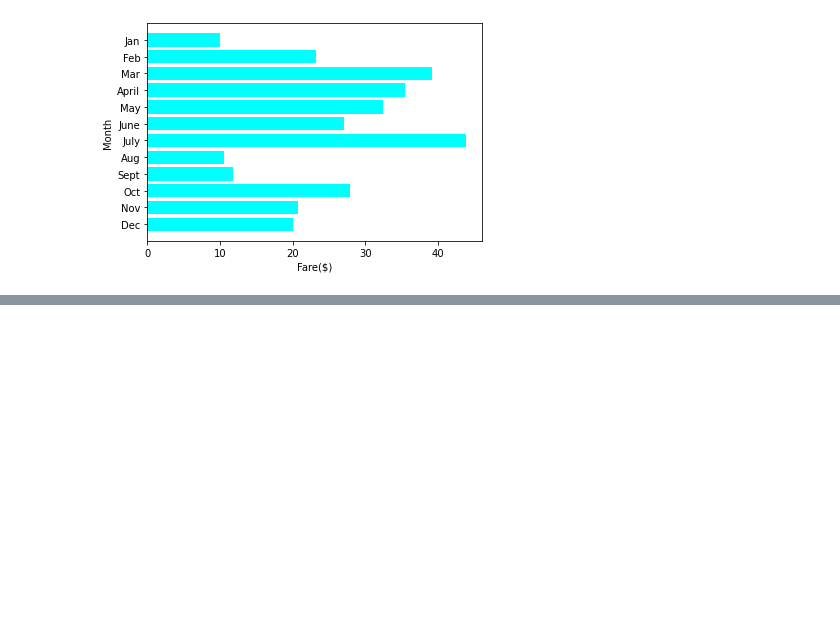
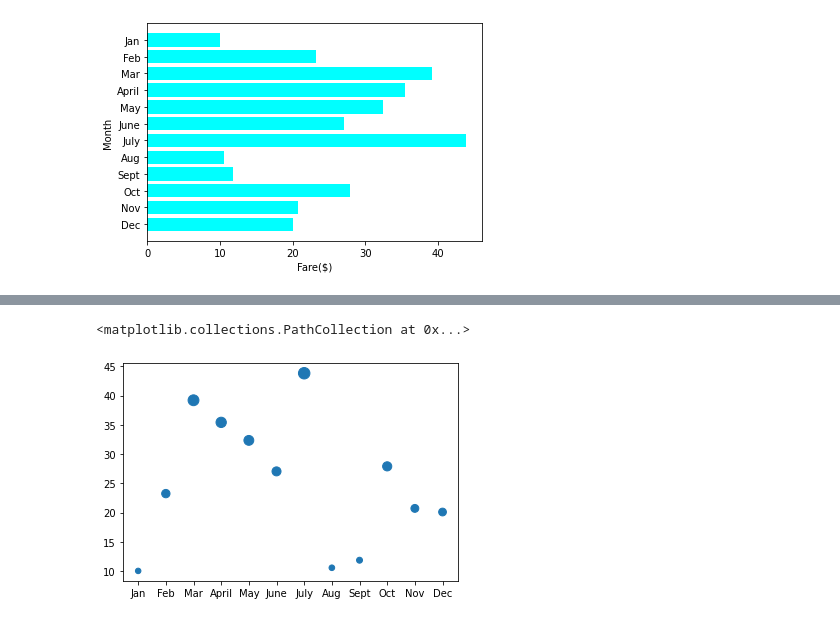
Before and after one commit to js816/PyBer_Analysis, a Jupyter notebook: matplotlib_practice.ipynb, the cells around one changed output, grey strips where cells are left out. Saved outputs shown, nothing was run; the diff lists cells and outputs as text; code cells hidden in the pictures; blank space fills up the shorter version.

```diff
--- a/matplotlib_practice.ipynb
+++ b/matplotlib_practice.ipynb
@@ -153,0 +182,10 @@ ax.invert_yaxis()
+# %%
+# this will multiply each y_axis value by 3 so our bubbles will be larger
+y_axis_larger = []
+for data in y_axis:
+  y_axis_larger.append(data*3)
+# %%
+plt.scatter(x_axis, y_axis, s=y_axis_larger)
+# %% [output]
+<matplotlib.collections.PathCollection at 0x...>
+[figure, added]
```
Also changed, not shown: parts of 11 cells of this notebook.
